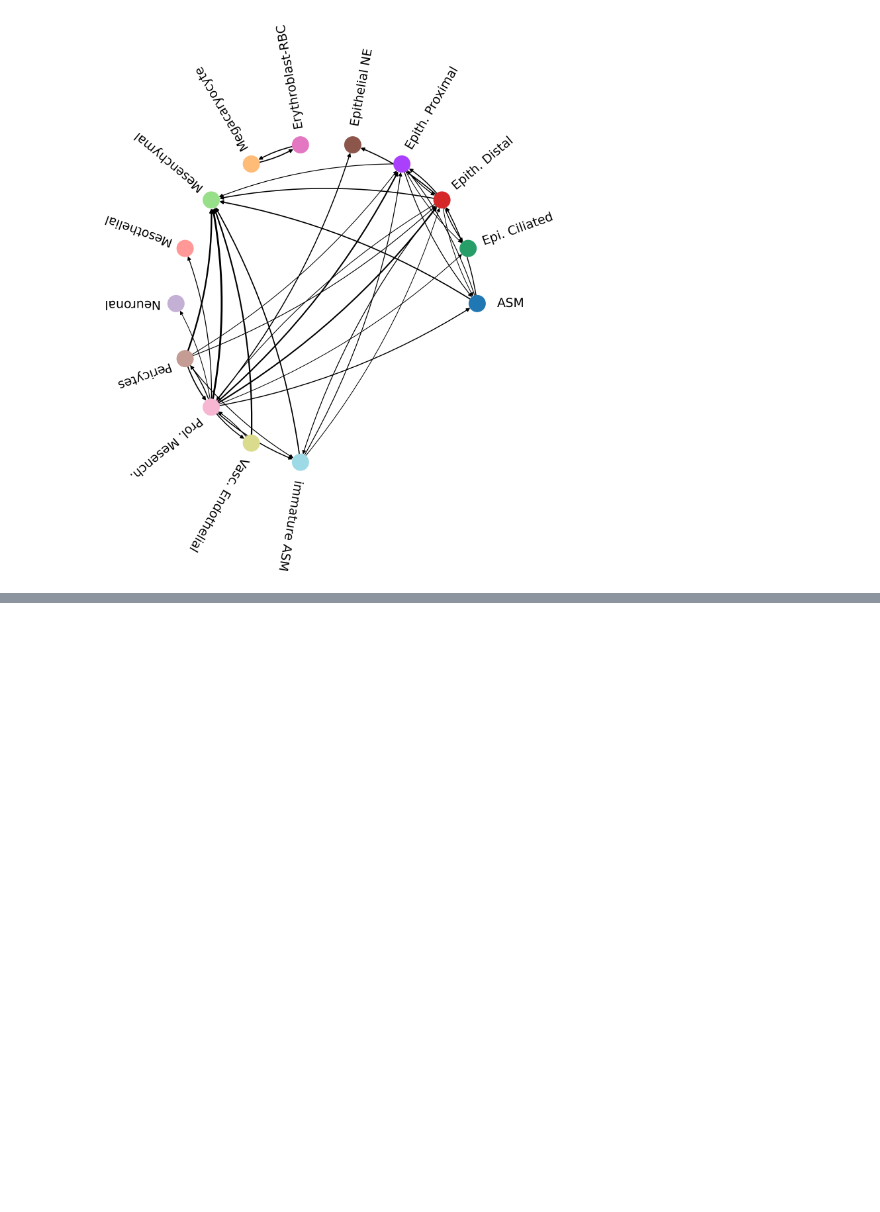
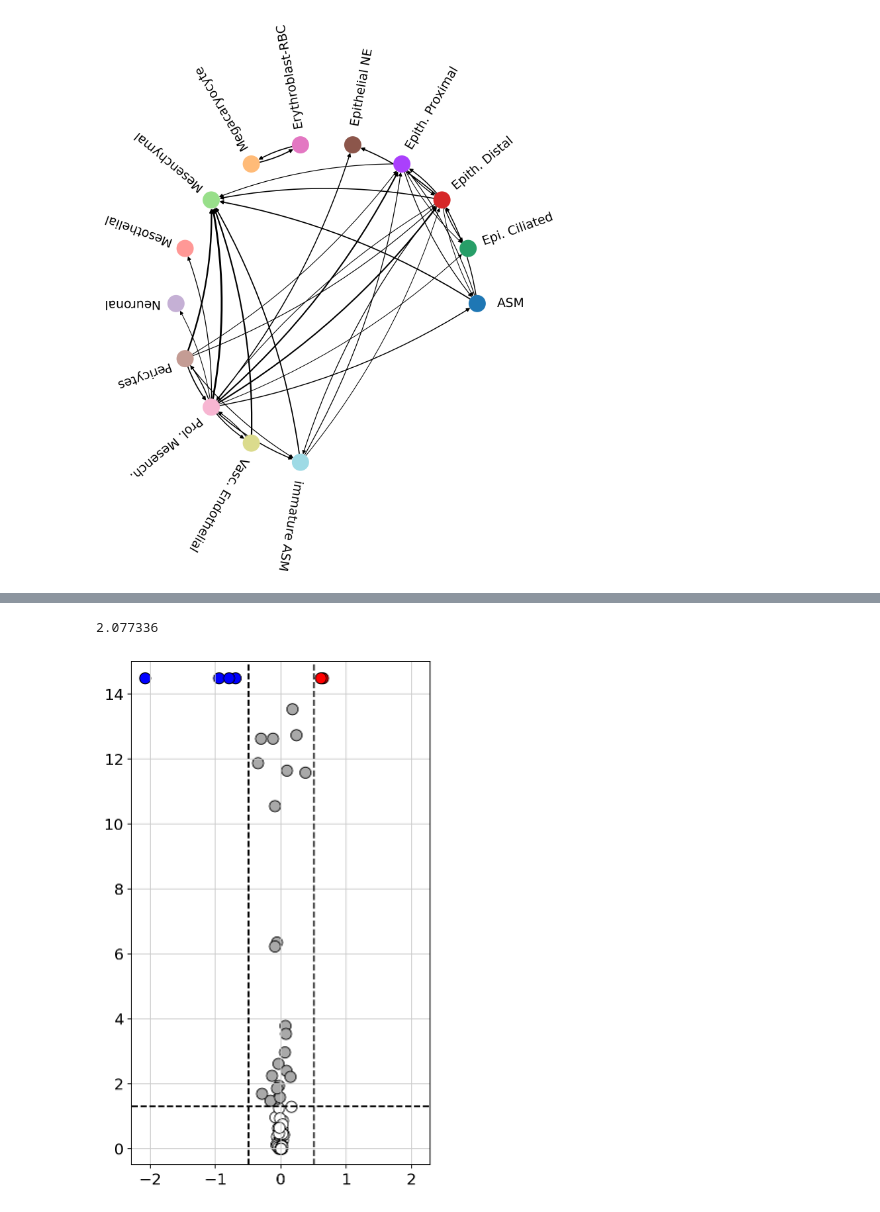
Before and after one commit to theislab/ncem_benchmarks, a Jupyter notebook: notebooks/data_exploration/iss_salas.ipynb, the cells around one changed output, grey strips where cells are left out. Drawn from its saved outputs; the diff is of its cells as text; code cells hidden in the pictures; blank space fills up the shorter version.

```diff
--- a/notebooks/data_exploration/iss_salas.ipynb
+++ b/notebooks/data_exploration/iss_salas.ipynb
@@ -7,13 +7,7 @@ import ncem
 import matplotlib.pyplot as plt
 import scanpy as sc
 import numpy as np
-from scipy.stats import ttest_rel, ttest_ind
-
-usr = !echo $USER
-grid_search_dir = '.'
-datadir = '.'
 
 datadir = '/storage/groups/ml01/workspace/anna.schaar/ncem/data/'
-grid_search_dir = '/storage/groups/ml01/workspace/anna.schaar/ncem/grid_searches/'
 # %%
 sc.settings.set_figure_params(dpi=80)
@@ -38,0 +209,3 @@ Mean of mean node degree per images across images: 10.327844
+# %%
+interpreter.data = customLoader(datadir+'salas/', radius=100)
+get_data_custom()
@@ -123,0 +295,9 @@ interpreter.sender_effect(receiver='Epi. Ciliated', gene_subset=list(gene_subset
+# %%
+interpreter.sender_receiver_effect_vulcanoplot(
+    receiver='Epi. Ciliated',
+    sender='Epith. Proximal',
+    fold_change_threshold=0.5
+)
+# %% [output]
+2.077336
+[figure, added]
```
Also changed, not shown: parts of 34 cells of this notebook.
